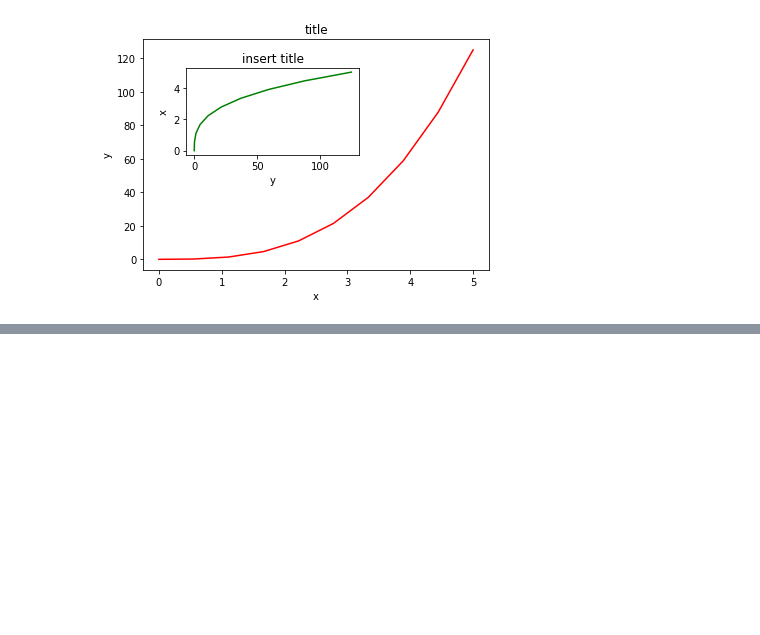
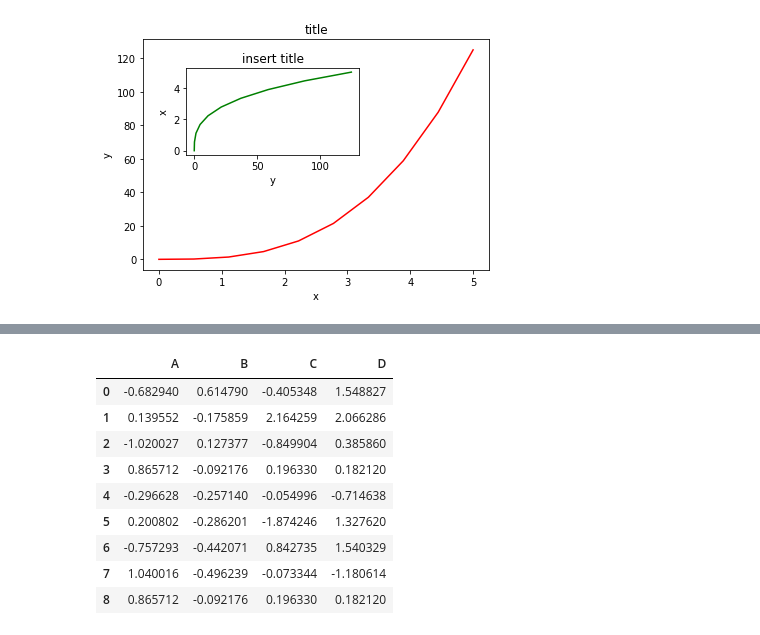
Before and after one commit to Shinnnyshinshin/DataScienceLibraries, a Jupyter notebook: Data Science Libraries.ipynb, the cells around one changed output, grey strips where cells are left out. Saved outputs shown, nothing was run; the diff lists cells and outputs as text; code cells hidden in the pictures; blank space fills up the shorter version.

```diff
--- a/Data Science Libraries.ipynb
+++ b/Data Science Libraries.ipynb
@@ -355,0 +586,16 @@ axes[3].set_title("fill_between");
+# %%
+# append
+df = pd.DataFrame(np.random.randn(8, 4), columns=['A', 'B', 'C', 'D'])
+s = df.iloc[3]
+df.append(s, ignore_index=True)
+# %% [output]
+|  | A | B | C | D |
+| 0 | -0.682940 | 0.614790 | -0.405348 | 1.548827 |
+| 1 | 0.139552 | -0.175859 | 2.164259 | 2.066286 |
+| 2 | -1.020027 | 0.127377 | -0.849904 | 0.385860 |
+| 3 | 0.865712 | -0.092176 | 0.196330 | 0.182120 |
+| 4 | -0.296628 | -0.257140 | -0.054996 | -0.714638 |
+| 5 | 0.200802 | -0.286201 | -1.874246 | 1.327620 |
+| 6 | -0.757293 | -0.442071 | 0.842735 | 1.540329 |
+| 7 | 1.040016 | -0.496239 | -0.073344 | -1.180614 |
+| 8 | 0.865712 | -0.092176 | 0.196330 | 0.182120 |
```
Also changed, not shown: parts of 52 cells of this notebook.
